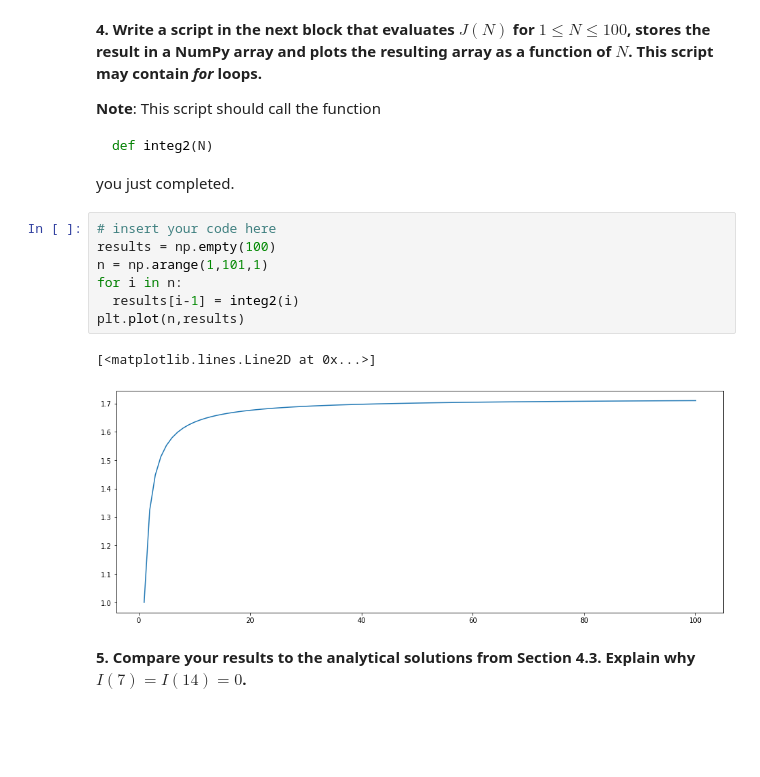
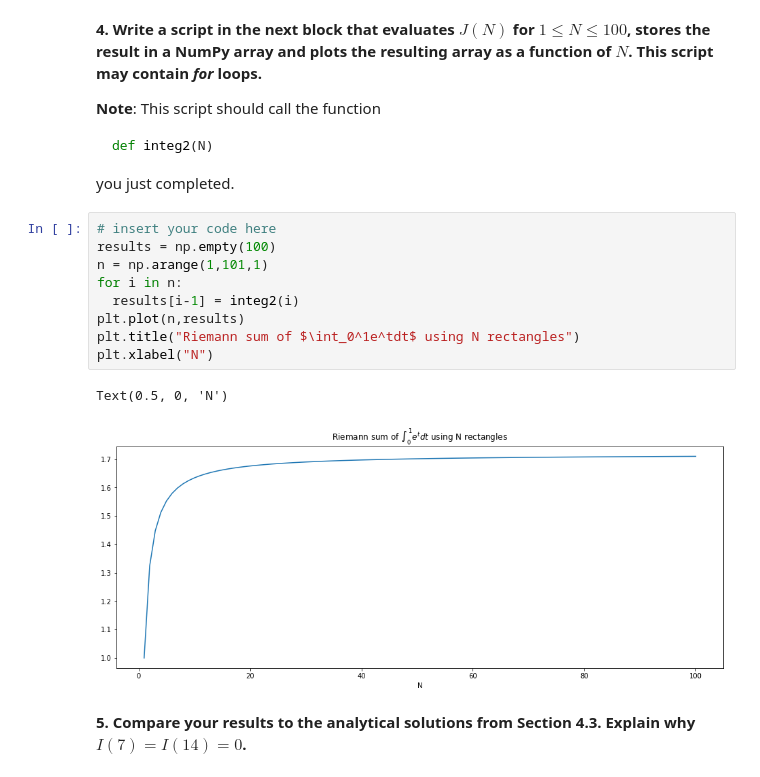
Before and after one commit to JustinWang781/438-Lab01, a Jupyter notebook: lab01_individual_report.ipynb, the cells around one changed output. Drawn from its saved outputs; the diff is of its cells as text; blank space fills up the shorter version.

```diff
--- a/lab01_individual_report.ipynb
+++ b/lab01_individual_report.ipynb
@@ -522,13 +530,15 @@ you just completed.
 # %%
 # insert your code here
 results = np.empty(100)
 n = np.arange(1,101,1)
 for i in n:
   results[i-1] = integ2(i)
 plt.plot(n,results)
+plt.title("Riemann sum of $\int_0^1e^tdt$ using N rectangles")
+plt.xlabel("N")
 # %% [output]
-[<matplotlib.lines.Line2D at 0x...>]
+Text(0.5, 0, 'N')
-[figure, old version]
+[figure, new version]
 # %% [markdown]
 **5. Compare your results to the analytical solutions from Section 4.3. Explain why $I(7)=I(14)=0$.**
 # %% [markdown]
```
Also changed, not shown: parts of 5 cells of this notebook.
